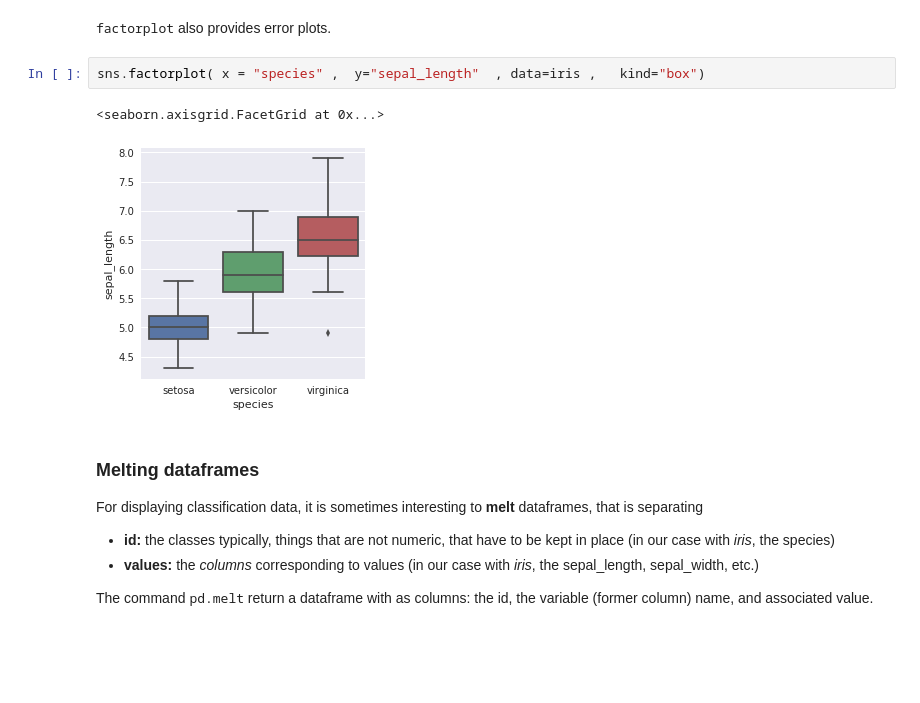
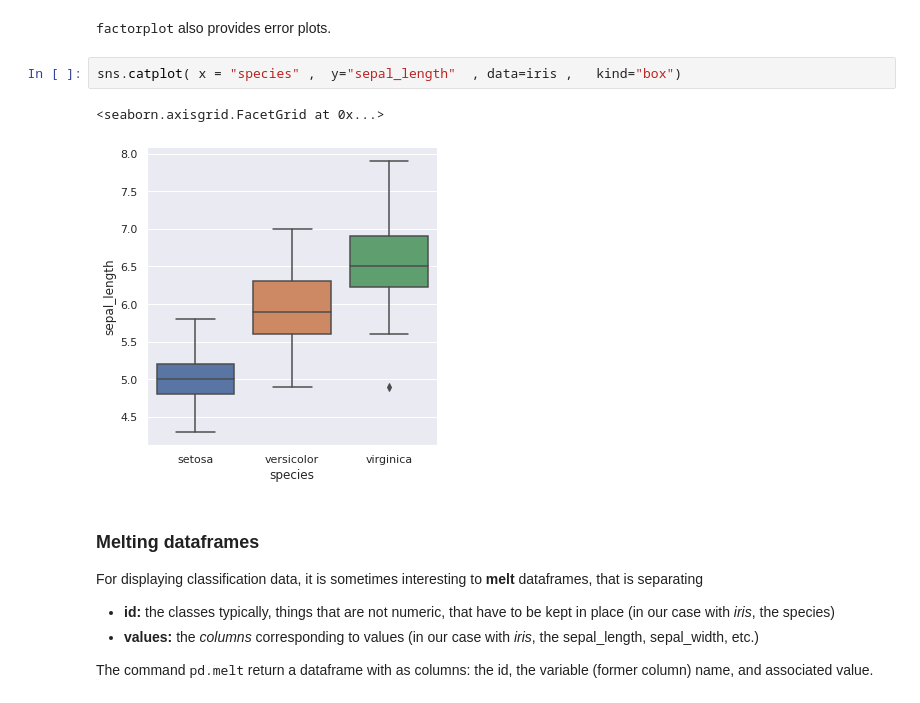
Before and after one commit to iutzeler/Introduction-to-Python-for-Data-Sciences, a Jupyter notebook: 3-3_Fancy_Visualization_with_Seaborn.ipynb, the cells around one changed output. Saved outputs shown, nothing was run; the diff lists cells and outputs as text; blank space fills up the shorter version.

```diff
--- a/3-3_Fancy_Visualization_with_Seaborn.ipynb
+++ b/3-3_Fancy_Visualization_with_Seaborn.ipynb
@@ -123,10 +118,10 @@ sns.pairplot(iris, hue='species')
 # %% [markdown]
 <tt>factorplot</tt> also provides error plots.
 # %%
-sns.factorplot( x = "species" ,  y="sepal_length"  , data=iris ,   kind="box")
+sns.catplot( x = "species" ,  y="sepal_length"  , data=iris ,   kind="box")
 # %% [output]
 <seaborn.axisgrid.FacetGrid at 0x...>
-[figure, old version]
+[figure, new version]
 # %% [markdown]
 ### Melting dataframes
 
```
Also changed, not shown: parts of 18 cells of this notebook, 22 other files.
